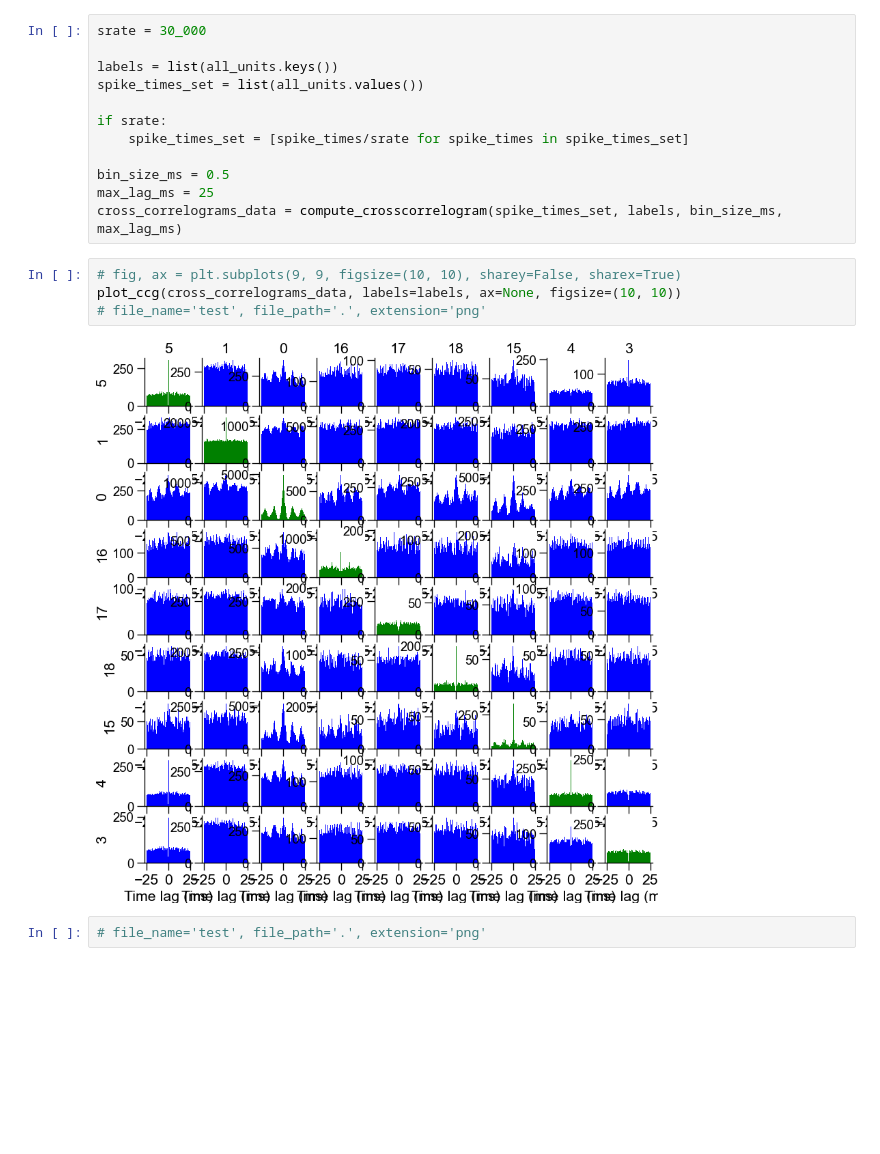
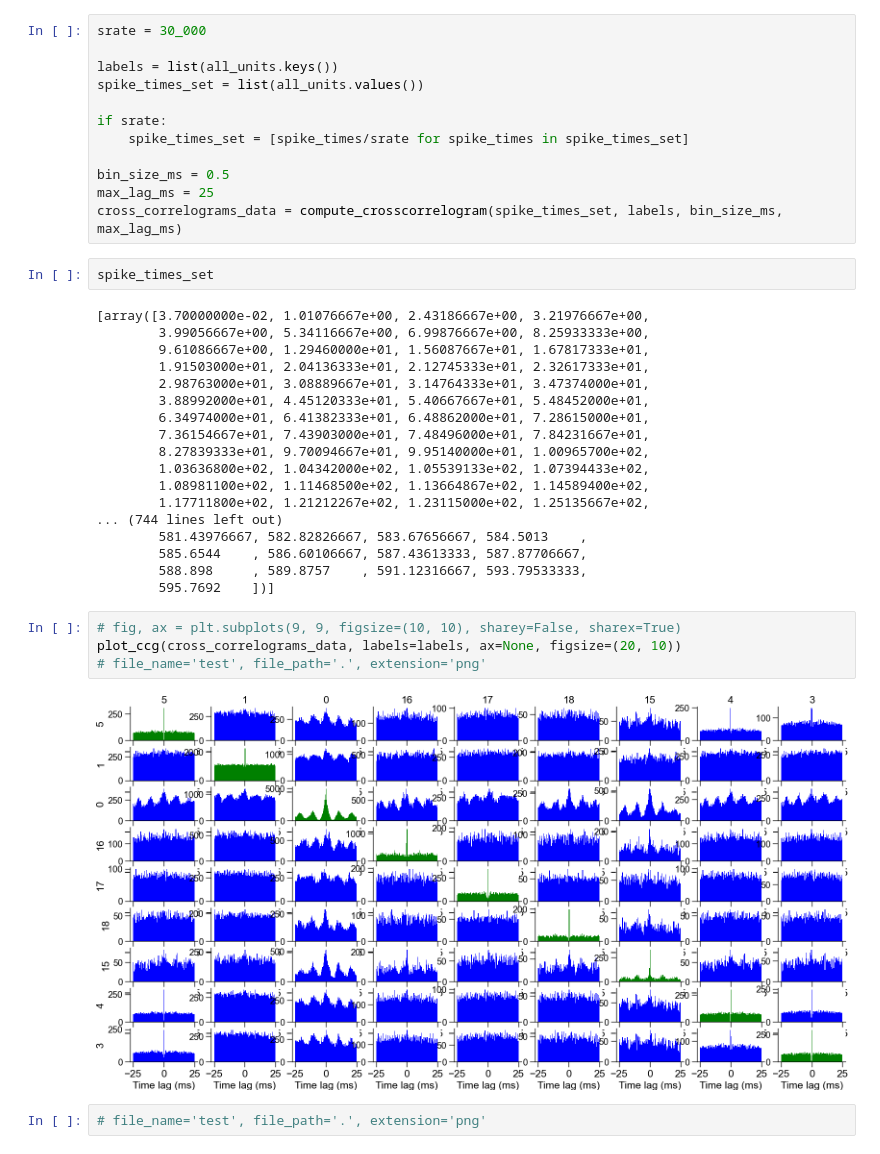
Before and after one commit to mzabolocki/SynaptiConn, a Jupyter notebook: examples/plots/plot_spiketrains_phy.ipynb, the cells around one changed output. Cells and saved outputs as stored; diff of their text form; blank space fills up the shorter version.

```diff
--- a/examples/plots/plot_spiketrains_phy.ipynb
+++ b/examples/plots/plot_spiketrains_phy.ipynb
@@ -79,12 +129,32 @@ if srate:
 bin_size_ms = 0.5
 max_lag_ms = 25
 cross_correlograms_data = compute_crosscorrelogram(spike_times_set, labels, bin_size_ms, max_lag_ms)
+# %%
+spike_times_set
+# %% [output]
+[array([3.70000000e-02, 1.01076667e+00, 2.43186667e+00, 3.21976667e+00,
+        3.99056667e+00, 5.34116667e+00, 6.99876667e+00, 8.25933333e+00,
+        9.61086667e+00, 1.29460000e+01, 1.56087667e+01, 1.67817333e+01,
+        1.91503000e+01, 2.04136333e+01, 2.12745333e+01, 2.32617333e+01,
+        2.98763000e+01, 3.08889667e+01, 3.14764333e+01, 3.47374000e+01,
+        3.88992000e+01, 4.45120333e+01, 5.40667667e+01, 5.48452000e+01,
+        6.34974000e+01, 6.41382333e+01, 6.48862000e+01, 7.28615000e+01,
+        7.36154667e+01, 7.43903000e+01, 7.48496000e+01, 7.84231667e+01,
+        8.27839333e+01, 9.70094667e+01, 9.95140000e+01, 1.00965700e+02,
+        1.03636800e+02, 1.04342000e+02, 1.05539133e+02, 1.07394433e+02,
+        1.08981100e+02, 1.11468500e+02, 1.13664867e+02, 1.14589400e+02,
+        1.17711800e+02, 1.21212267e+02, 1.23115000e+02, 1.25135667e+02,
+... (744 lines left out)
+        581.43976667, 582.82826667, 583.67656667, 584.5013    ,
+        585.6544    , 586.60106667, 587.43613333, 587.87706667,
+        588.898     , 589.8757    , 591.12316667, 593.79533333,
+        595.7692    ])]
 # %%
 # fig, ax = plt.subplots(9, 9, figsize=(10, 10), sharey=False, sharex=True)
-plot_ccg(cross_correlograms_data, labels=labels, ax=None, figsize=(10, 10))
+plot_ccg(cross_correlograms_data, labels=labels, ax=None, figsize=(20, 10))
 # file_name='test', file_path='.', extension='png'
 # %% [output]
-[figure, old version]
+[figure, new version]
 # %%
 # file_name='test', file_path='.', extension='png'
 # %% [markdown]
```
Also changed, not shown: parts of 10 cells of this notebook, 4 other files.
